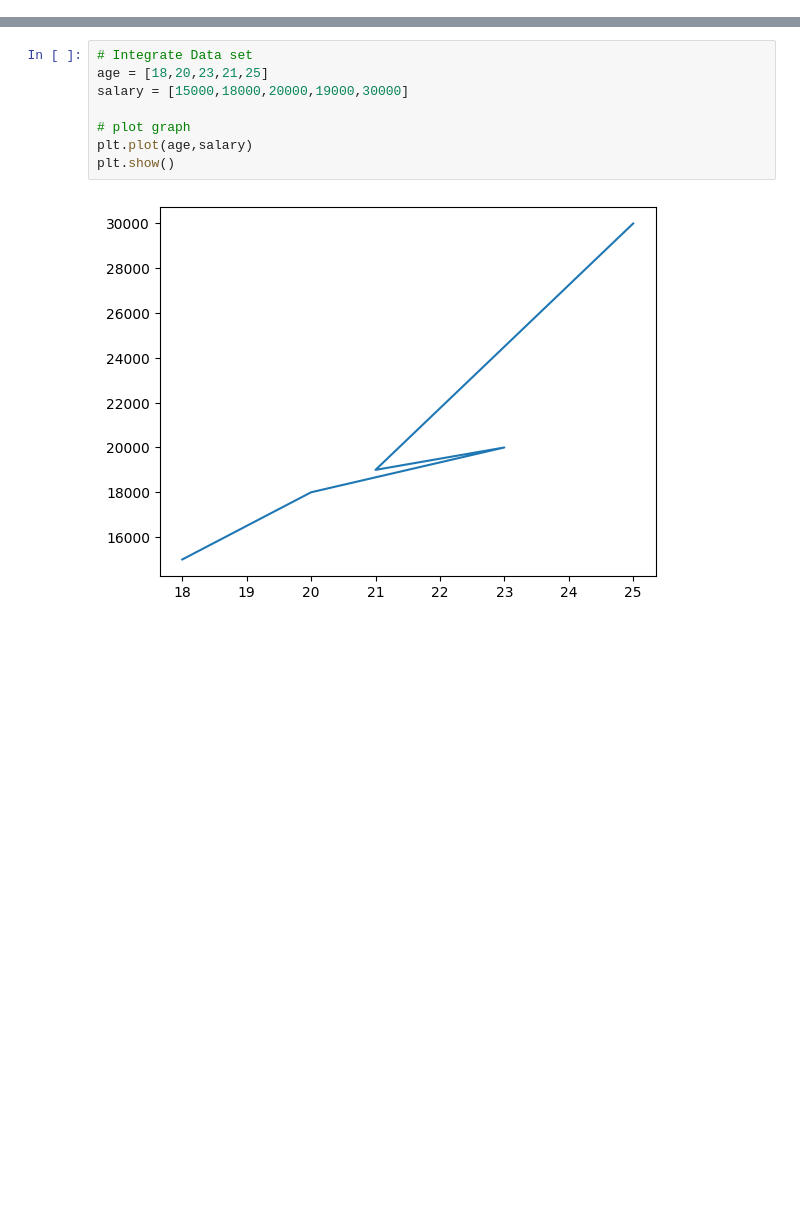
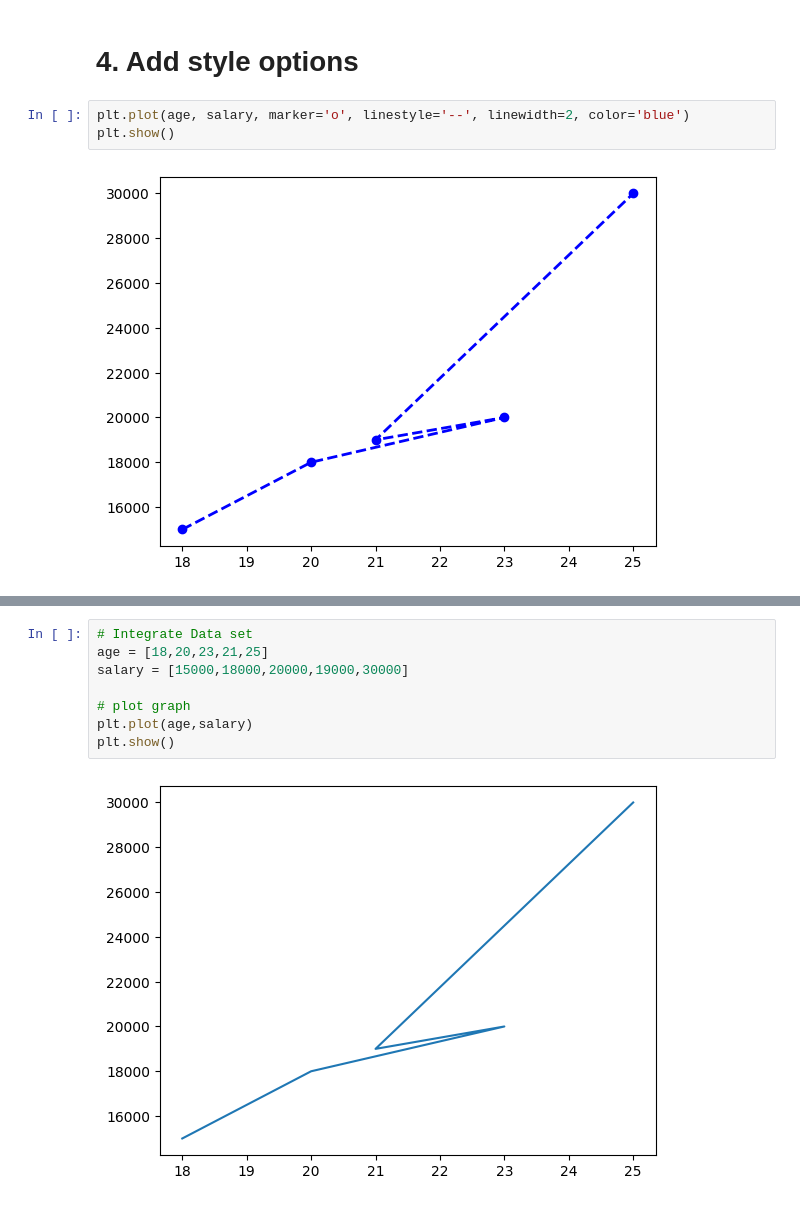
Before and after one commit to Akhilesh1118/Data-Science_NF, a Jupyter notebook: Module 3/Classwork/Class_01.ipynb, the cells around one changed output, grey strips where cells are left out. Saved outputs shown, nothing was run; the diff lists cells and outputs as text; blank space fills up the shorter version.

```diff
--- a/Module 3/Classwork/Class_01.ipynb
+++ b/Module 3/Classwork/Class_01.ipynb
@@ -21,0 +58,7 @@ Common plot Types in Matplotlib
+# %% [markdown]
+# 4. Add style options
+# %%
+plt.plot(age, salary, marker='o', linestyle='--', linewidth=2, color='blue')
+plt.show()
+# %% [output]
+[figure, added]
```
Also changed, not shown: parts of 35 cells of this notebook.
